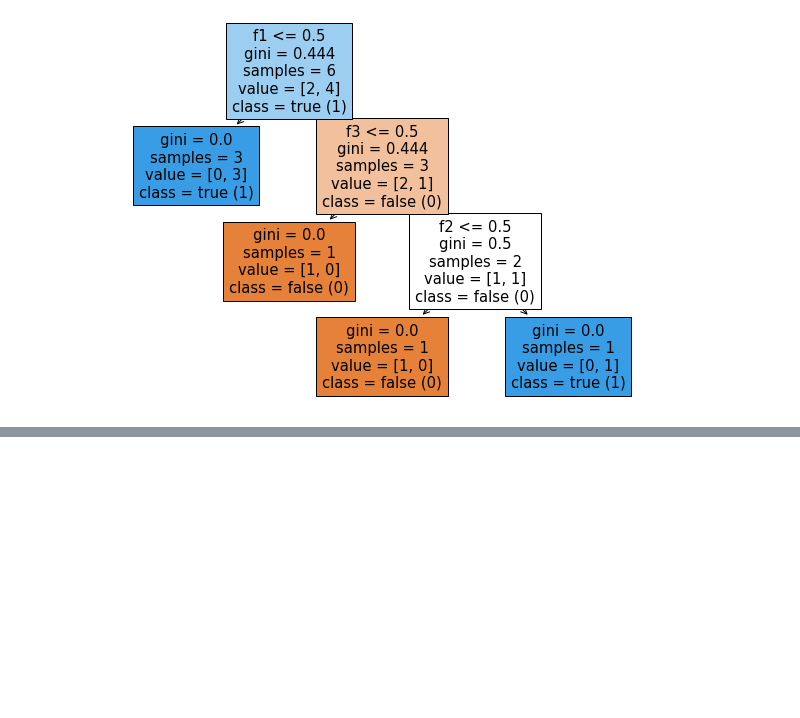
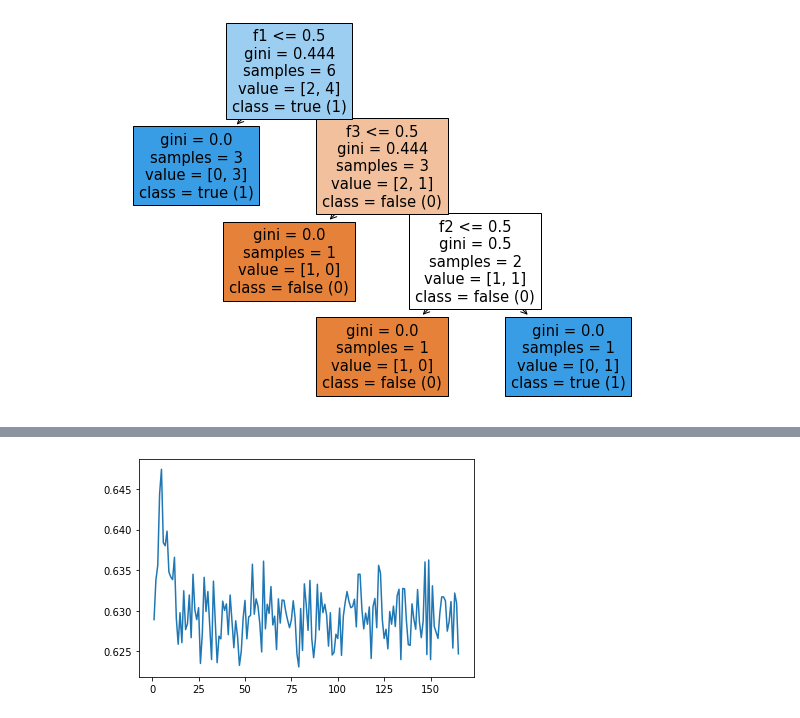
Before and after one commit to scanim-valentin/machine-learning-notebooks, a Jupyter notebook: Lab1/lab1.ipynb, the cells around one changed output, grey strips where cells are left out. Cells and saved outputs as stored; diff of their text form; code cells hidden in the pictures; blank space fills up the shorter version.

```diff
--- a/Lab1/lab1.ipynb
+++ b/Lab1/lab1.ipynb
@@ -95,0 +106,19 @@ splitter="random", max_depth=None, min_samples_leaf=1:
+# %%
+## Evaluating the impact of maximum depth, splitting criterion and minimum sample leafs
+
+# Maximum depth
+
+def evalDepth(nb_crossValidation, splitter="best",  min_samples_leaf=1):
+    eval = []
+    x = []
+    for i in range(len(features)) :
+        x.append(i+1)
+        eval.append(np.average(
+            [np.average(crossValidation(train_examples, train_labels, prediction, 5, 80, splitter=splitter, max_depth=(i+1))) for k in range(nb_crossValidation) ] ))
+
+    fig,ax = plt.subplots()
+    ax.plot(x,eval)
+
+evalDepth(20, splitter="best", min_samples_leaf=)
+# %% [output]
+[figure, added]
```
Also changed, not shown: parts of 4 cells of this notebook.
